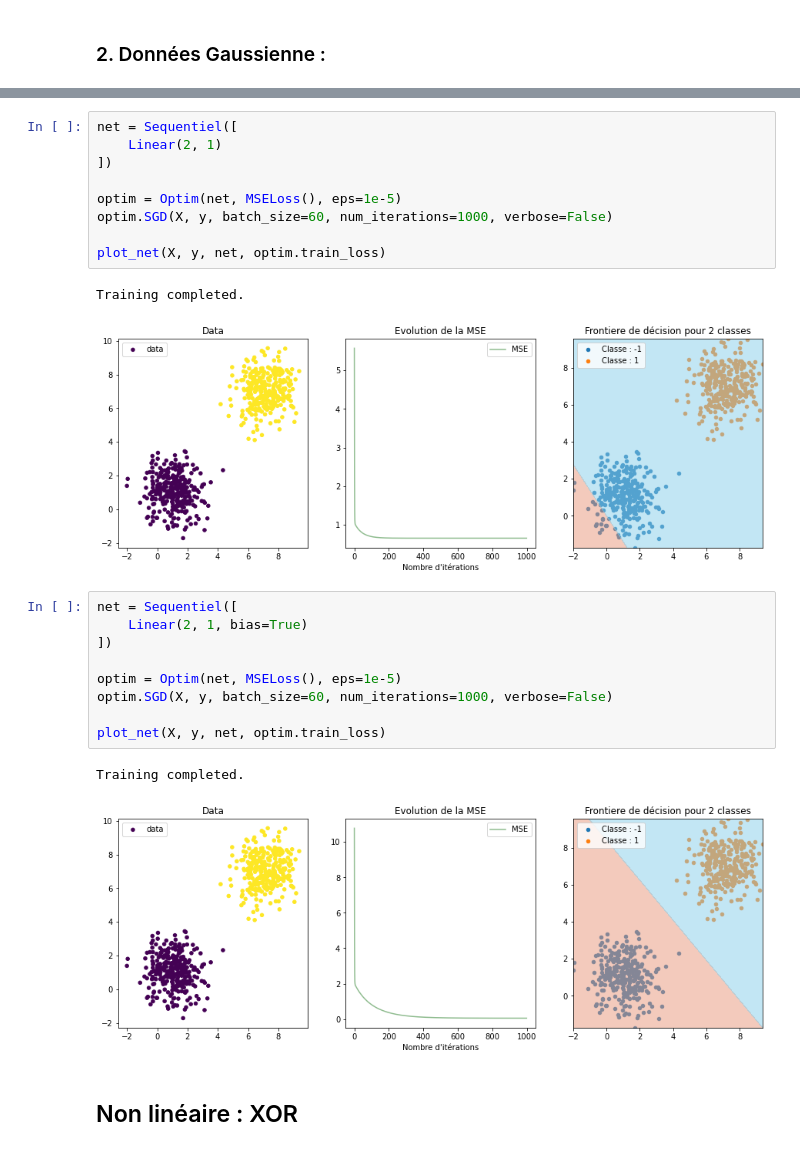
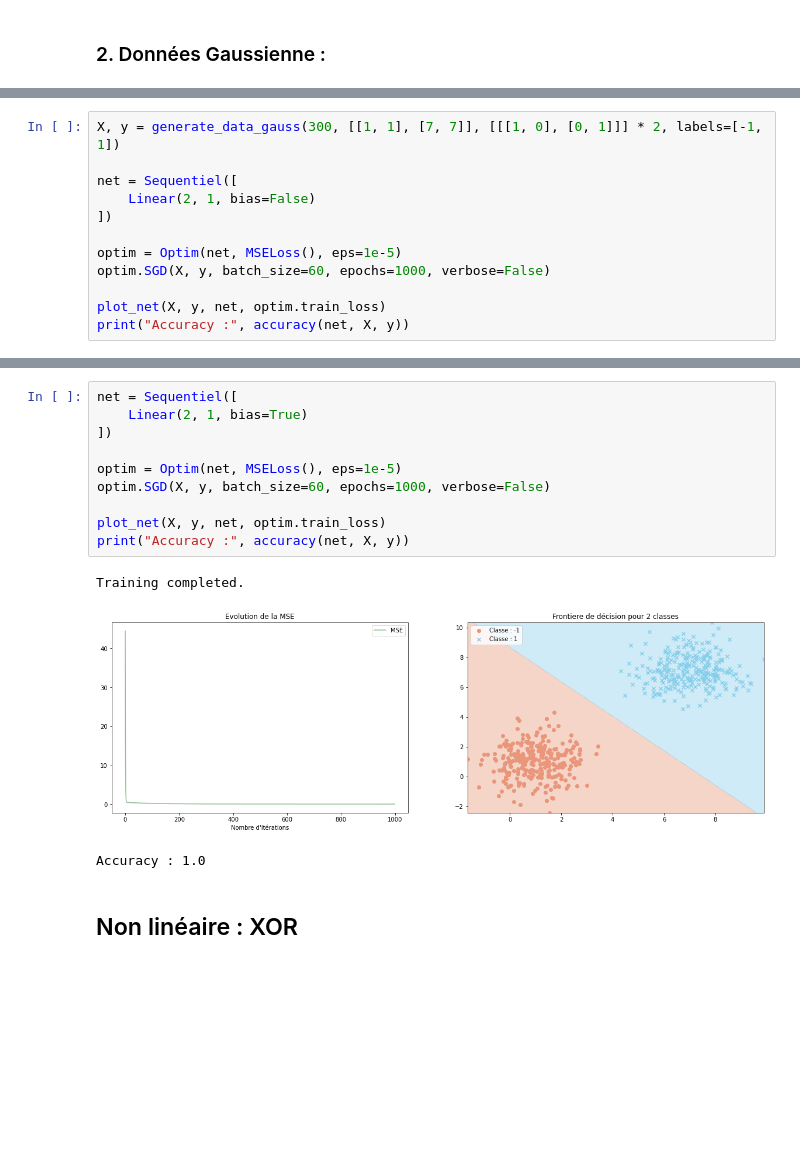
Before and after one commit to Amayas29/neural-networks, a Jupyter notebook: experimentations/linear.ipynb, the cells around one changed output, grey strips where cells are left out. Drawn from its saved outputs; the diff is of its cells as text; blank space fills up the shorter version.

```diff
--- a/experimentations/linear.ipynb
+++ b/experimentations/linear.ipynb
@@ -67,0 +69,12 @@ X, y = generate_data_gauss(300, [[1, 1], [7, 7]], [[1, 1], [1, 1]], labels=[-1,
+# %%
+X, y = generate_data_gauss(300, [[1, 1], [7, 7]], [[[1, 0], [0, 1]]] * 2, labels=[-1, 1])
+
+net = Sequentiel([
+    Linear(2, 1, bias=False)
+])
+
+optim = Optim(net, MSELoss(), eps=1e-5)
+optim.SGD(X, y, batch_size=60, epochs=1000, verbose=False)
+
+plot_net(X, y, net, optim.train_loss)
+print("Accuracy :", accuracy(net, X, y))
@@ -68,27 +85,17 @@ X, y = generate_data_gauss(300, [[1, 1], [7, 7]], [[1, 1], [1, 1]], labels=[-1,
 # %%
 net = Sequentiel([
-    Linear(2, 1)
+    Linear(2, 1, bias=True)
 ])
 
 optim = Optim(net, MSELoss(), eps=1e-5)
-optim.SGD(X, y, batch_size=60, num_iterations=1000, verbose=False)
+optim.SGD(X, y, batch_size=60, epochs=1000, verbose=False)
 
 plot_net(X, y, net, optim.train_loss)
+print("Accuracy :", accuracy(net, X, y))
 # %% [output]
 Training completed.
-[figure, old version]
+[figure, new version]
+Accuracy : 1.0
-# %%
-net = Sequentiel([
-    Linear(2, 1, bias=True)
-])
-
-optim = Optim(net, MSELoss(), eps=1e-5)
-optim.SGD(X, y, batch_size=60, num_iterations=1000, verbose=False)
-
-plot_net(X, y, net, optim.train_loss)
-# %% [output]
-Training completed.
-[figure, removed]
 # %% [markdown]
 ## Non linéaire : XOR
 # %%
```
Also changed, not shown: parts of 11 cells of this notebook, 19 other files.
